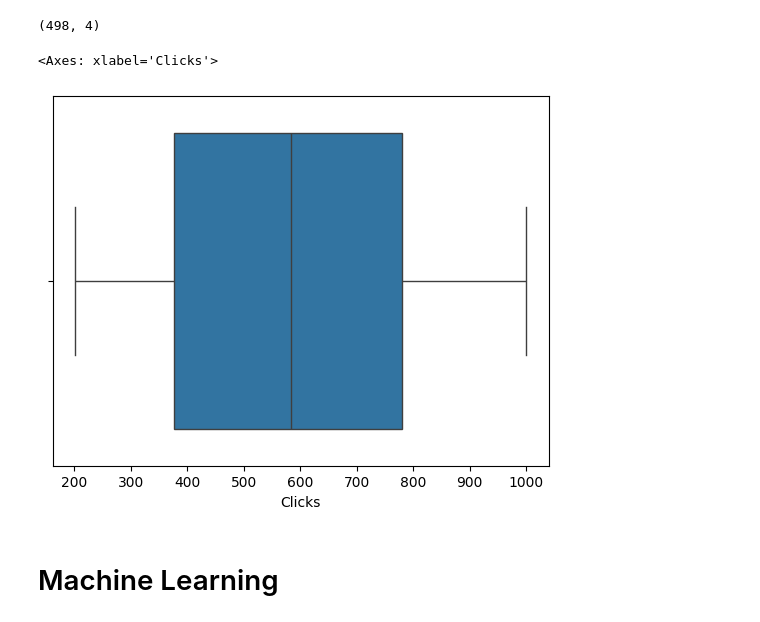
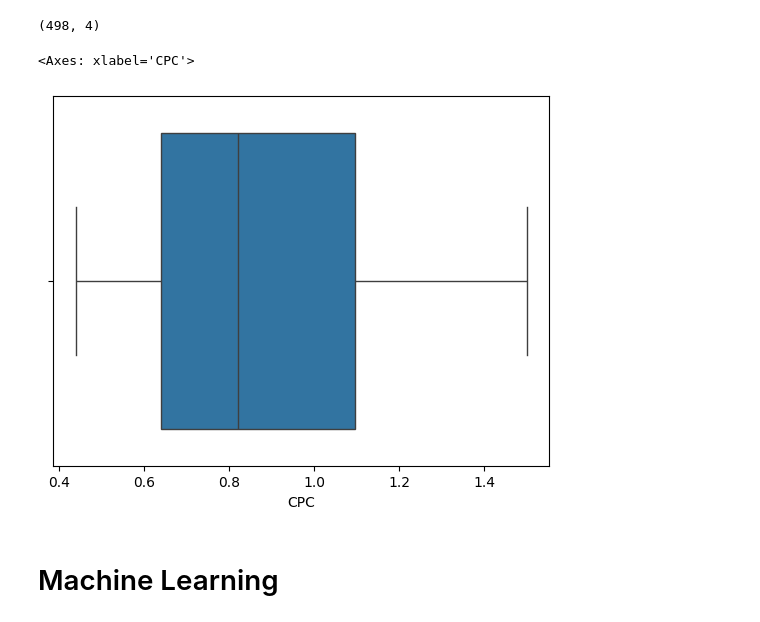
Before and after one commit to gudes-marcia/Google-Ads-Regression, a Jupyter notebook: Regression_Model.ipynb, the cells around one changed output. Drawn from its saved outputs; the diff is of its cells as text; code cells hidden in the pictures.

```diff
--- a/Regression_Model.ipynb
+++ b/Regression_Model.ipynb
@@ -270,10 +270,10 @@ dataset.shape
 # %% [output]
 (498, 4)
 # %%
-srn.boxplot(x=dataset['Clicks'])
+srn.boxplot(x=dataset['CPC'])
 # %% [output]
-<Axes: xlabel='Clicks'>
+<Axes: xlabel='CPC'>
-[figure, old version]
+[figure, new version]
 # %% [markdown]
 # Machine Learning
 # %% [markdown]
```
Also changed, not shown: parts of 2 cells of this notebook.
